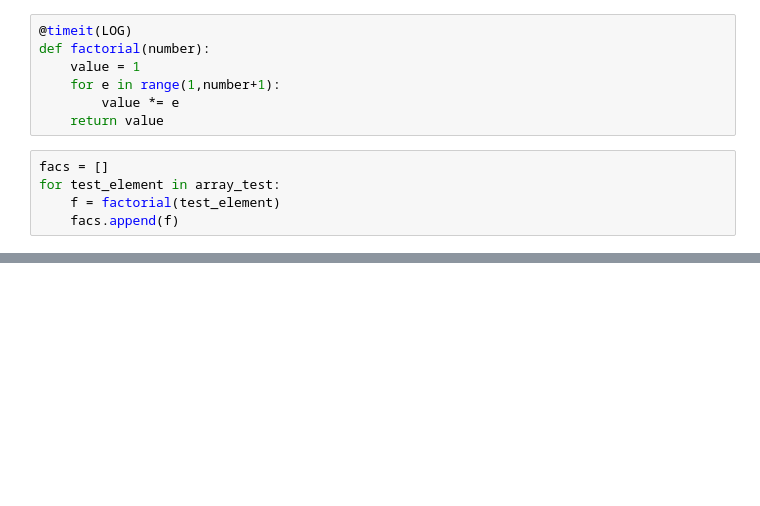
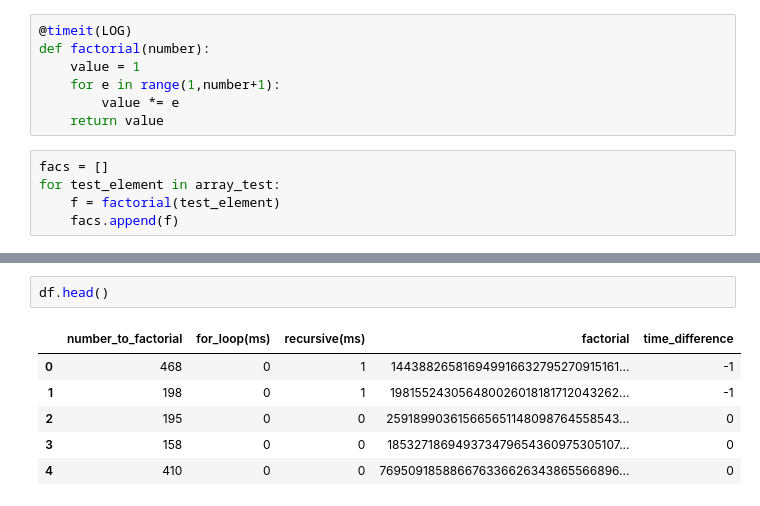
Before and after one commit to james-salafatinos/data-engineering, a Jupyter notebook: recursion.ipynb, the cells around one changed output, grey strips where cells are left out. Saved outputs shown, nothing was run; the diff lists cells and outputs as text; blank space fills up the shorter version.

```diff
--- a/recursion.ipynb
+++ b/recursion.ipynb
@@ -76,0 +99,9 @@ LOG
+# %%
+df.head()
+# %% [output]
+|  | number_to_factorial | for_loop(ms) | recursive(ms) | factorial | time_difference |
+| 0 | 468 | 0 | 1 | 144388265816949916632795270915161... | -1 |
+| 1 | 198 | 0 | 1 | 198155243056480026018181712043262... | -1 |
+| 2 | 195 | 0 | 0 | 259189903615665651148098764558543... | 0 |
+| 3 | 158 | 0 | 0 | 185327186949373479654360975305107... | 0 |
+| 4 | 410 | 0 | 0 | 769509185886676336626343865566896... | 0 |
```
Also changed, not shown: parts of 15 cells of this notebook, 2 other files.
